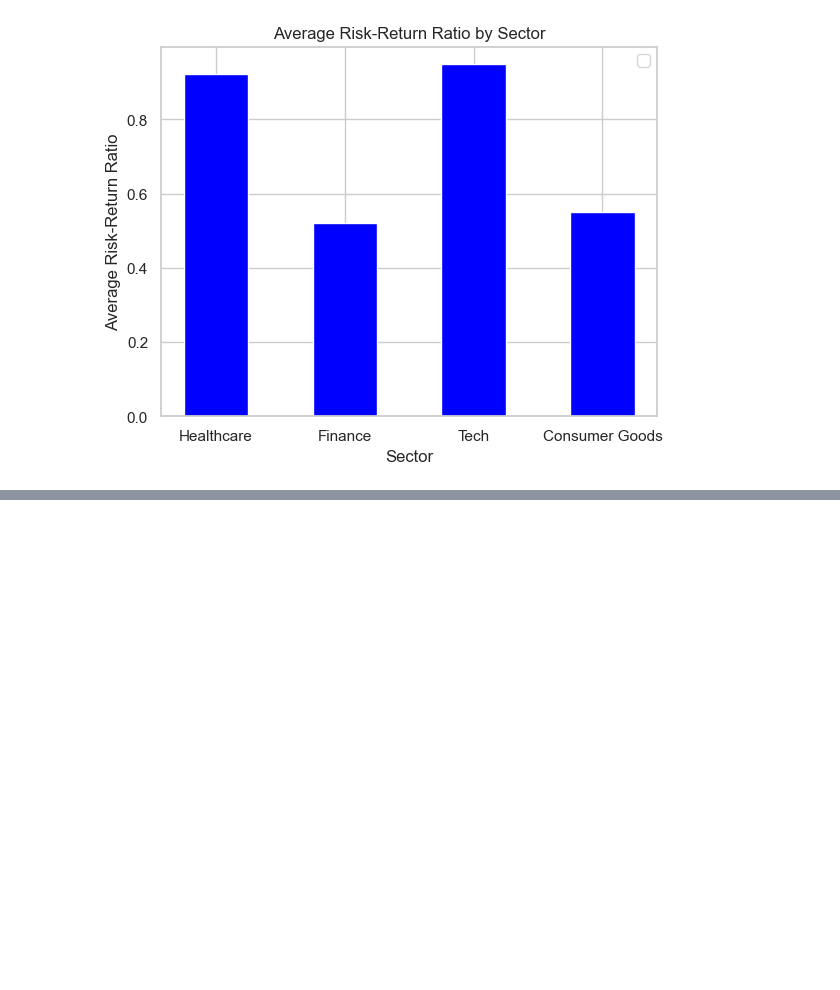
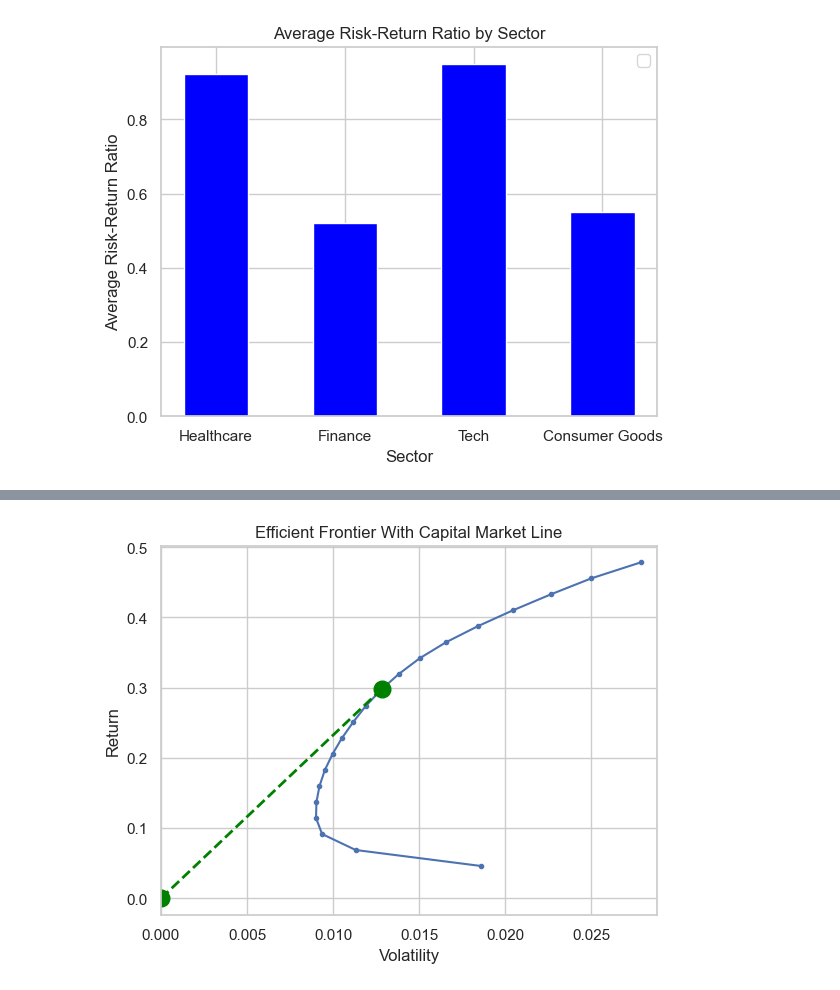
Before and after one commit to Akib-Raihan-4/Trading_With_Python, a Jupyter notebook: assignments/Assignment_1.ipynb, the cells around one changed output, grey strips where cells are left out. Drawn from its saved outputs; the diff is of its cells as text; code cells hidden in the pictures; blank space fills up the shorter version.

```diff
--- a/assignments/Assignment_1.ipynb
+++ b/assignments/Assignment_1.ipynb
@@ -256,0 +373,12 @@ No artists with labels found to put in legend.  Note that artists whose label st
+# %%
+# Displaying the Efficient Frontier and also the CML
+number_of_points = 20
+ax = plot_ef(number_of_points, annulaize_rets_every_stocks, covariance, show_cml=True)
+ax.set_xlim(left = 0)
+plt.xlabel('Volatility')
+plt.ylabel('Return')
+plt.title('Efficient Frontier With Capital Market Line')
+
+plt.show()
+# %% [output]
+[figure, added]
```
Also changed, not shown: parts of 25 cells of this notebook, 1 other file.
